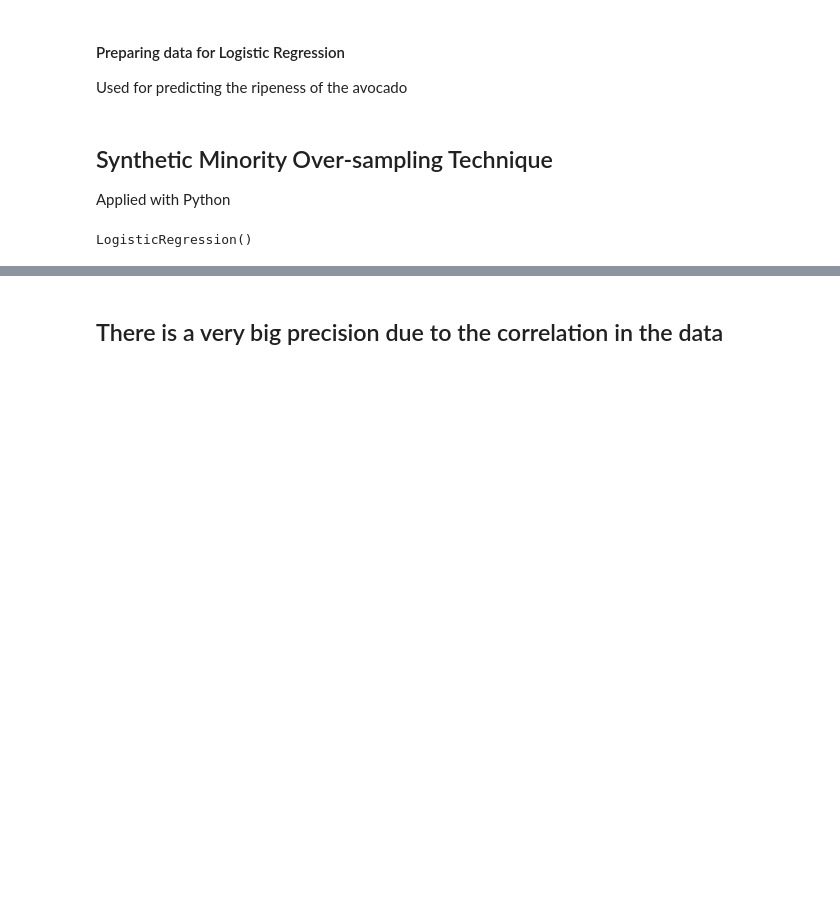
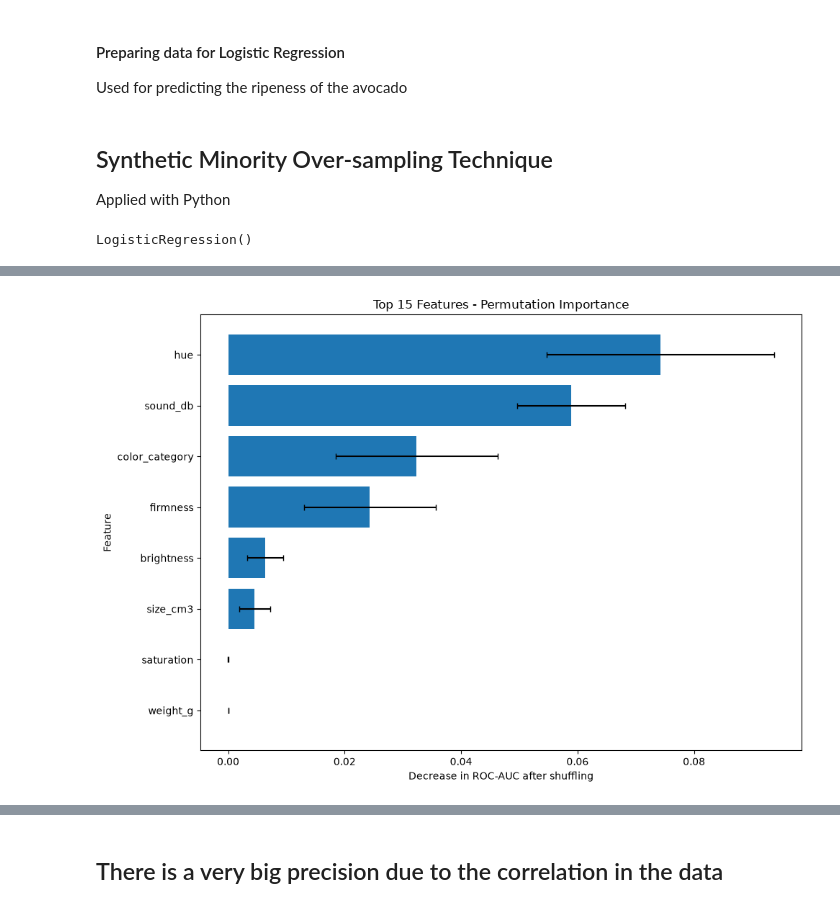
Before and after one commit to miguelestradam3/avocados_ripeness, a Jupyter notebook: main.ipynb, the cells around one changed output, grey strips where cells are left out. Drawn from its saved outputs; the diff is of its cells as text; code cells hidden in the pictures; blank space fills up the shorter version.

Commit message:
Added feature importance

```diff
--- a/main.ipynb
+++ b/main.ipynb
@@ -125,0 +169,21 @@ sns.heatmap(cm, annot=True)
+# %%
+# Plot the 15 most important features.
+top_features = permutation_importance_df.head(15).sort_values(
+    by='Importance Mean',
+    ascending=True
+)
+
+plt.figure(figsize=(10, 7))
+plt.barh(
+    top_features['Feature'],
+    top_features['Importance Mean'],
+    xerr=top_features['Importance Std'],
+    capsize=3
+)
+plt.xlabel('Decrease in ROC-AUC after shuffling')
+plt.ylabel('Feature')
+plt.title('Top 15 Features - Permutation Importance')
+plt.tight_layout()
+plt.show()
+# %% [output]
+[figure, added]
```
Also changed, not shown: parts of 14 cells of this notebook.
